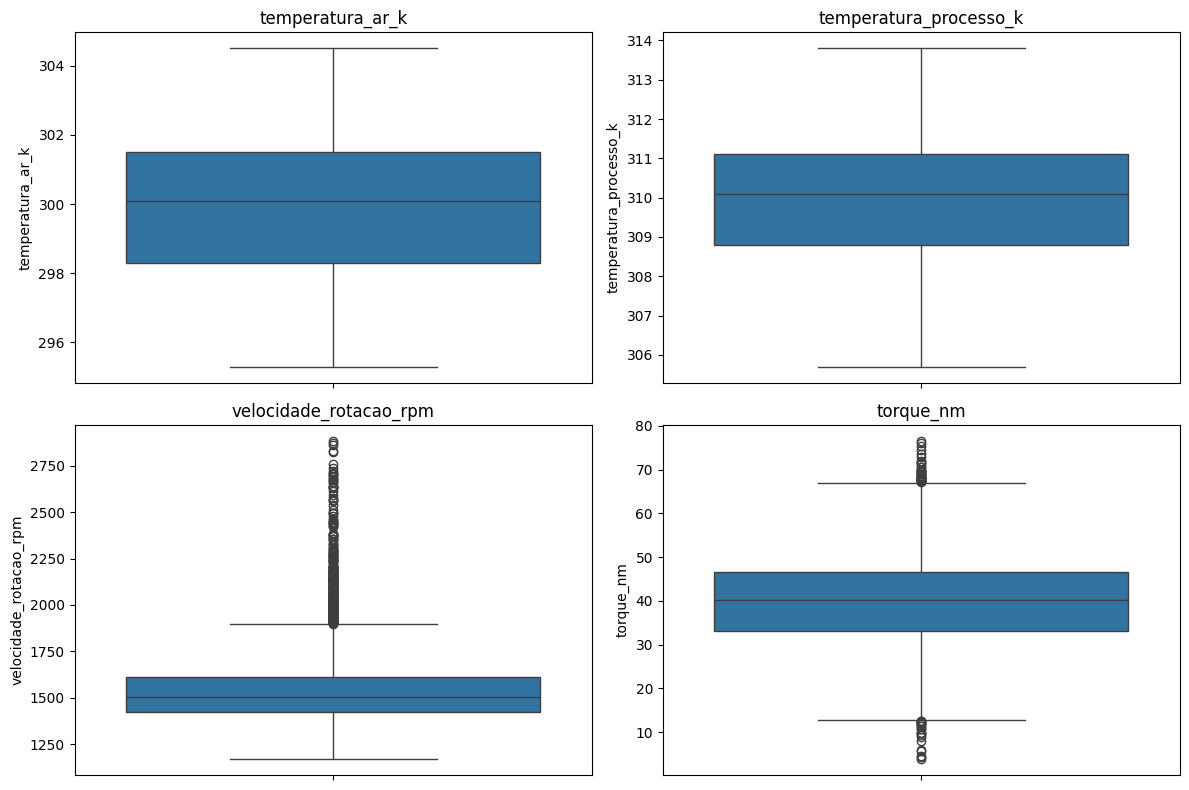
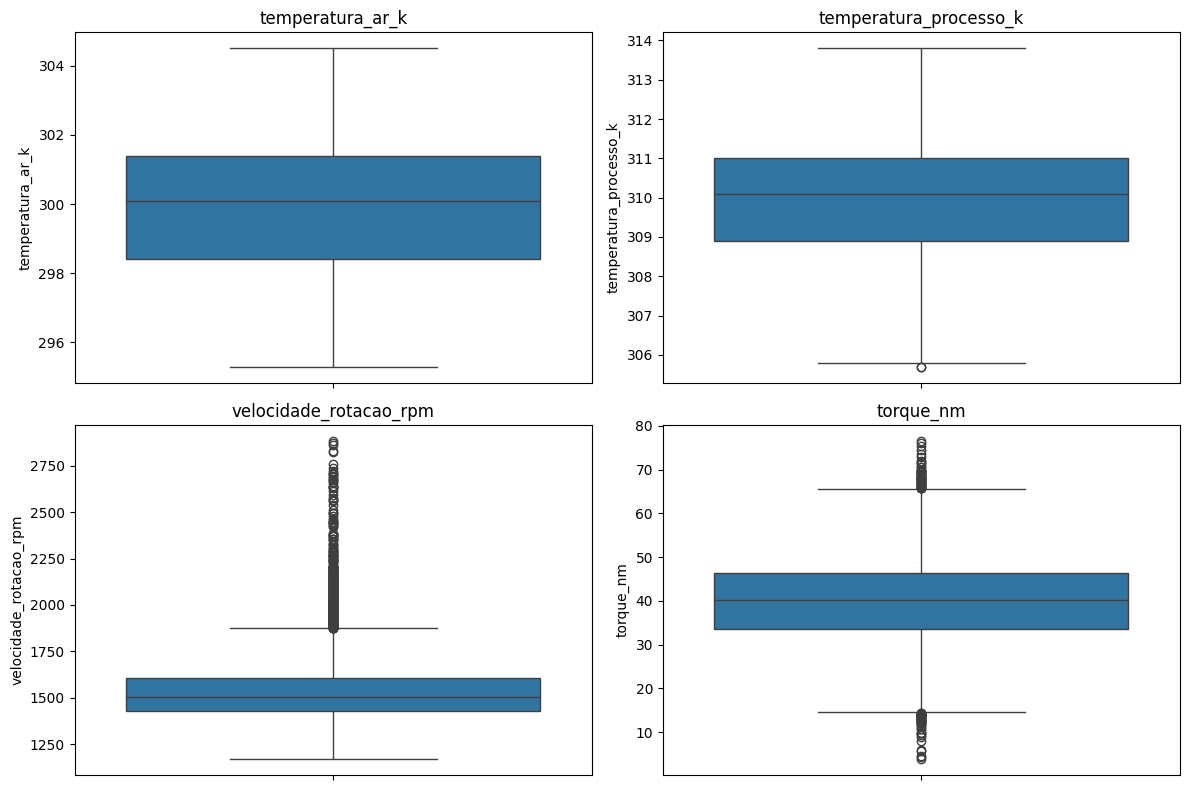
Code edit (unified diff) that turned the first committed figure into the second:
--- before
+++ after
@@ -12,4 +12,5 @@
     sns.boxplot(y=df[coluna])
     plt.title(coluna)
+    plt.savefig("graficos/boxplot_torque.png", dpi=300, bbox_inches="tight")
 
 plt.tight_layout()

Commit: Implement code changes to enhance functionality and improve performance